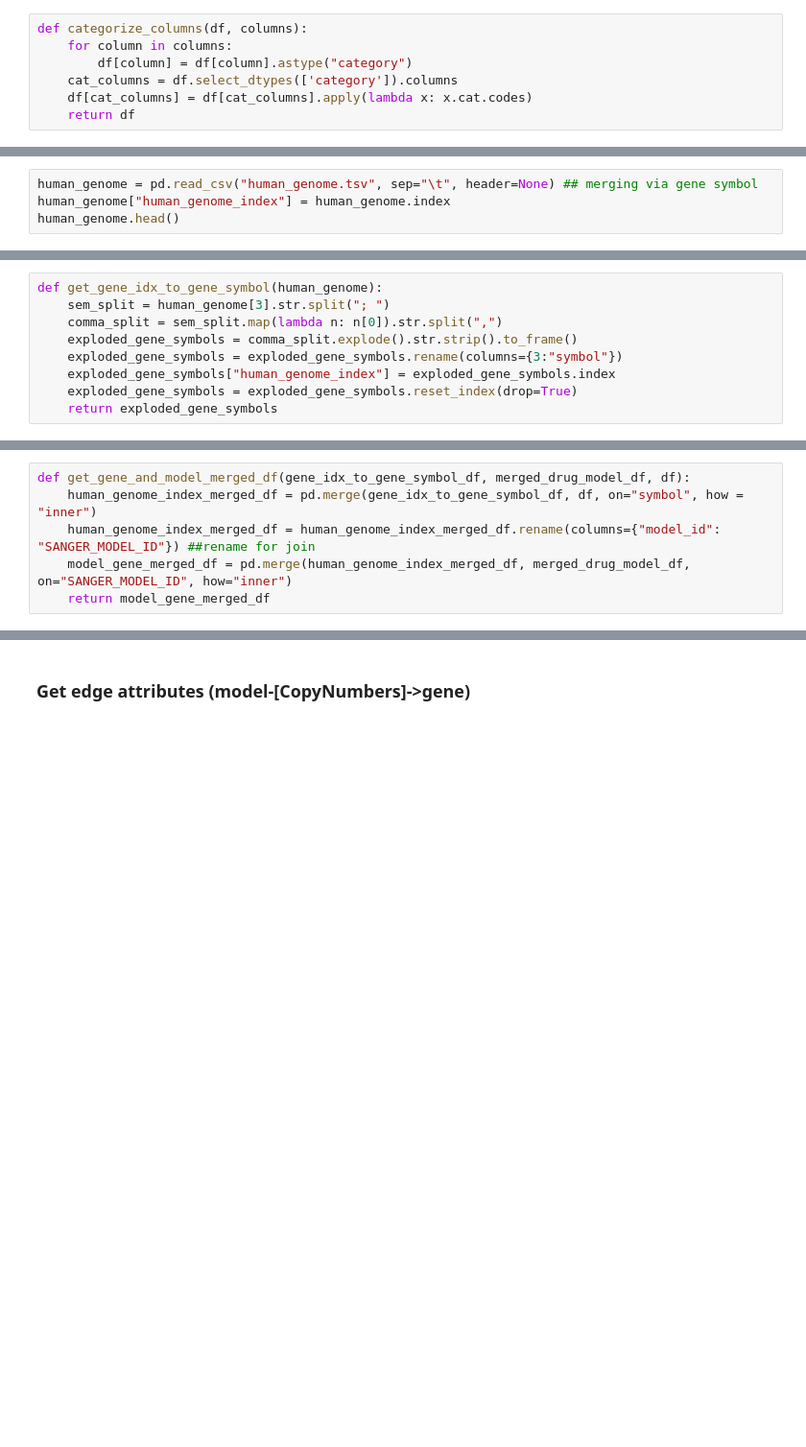
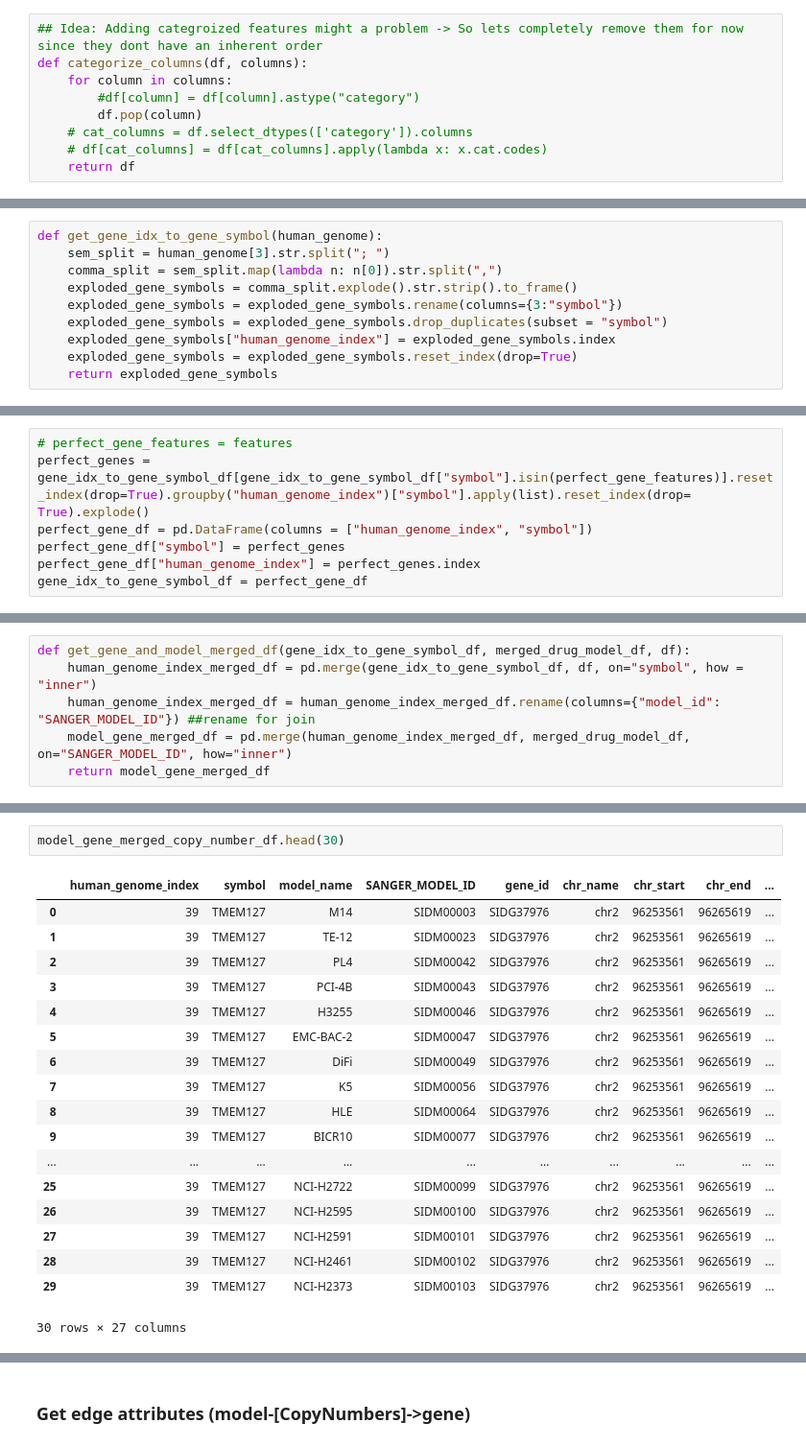
Before and after one commit to danielwalke/drug_efficiency, a Jupyter notebook: StandardAnalysis.ipynb, the cells around one changed output, grey strips where cells are left out. Shown at 96% size. Drawn from its saved outputs; the diff is of its cells as text; blank space fills up the shorter version.

```diff
--- a/StandardAnalysis.ipynb
+++ b/StandardAnalysis.ipynb
@@ -11,11 +11,13 @@ import sklearn
 # %% [markdown]
 ## Utility functions
 # %%
+## Idea: Adding categroized features might a problem -> So lets completely remove them for now since they dont have an inherent order
 def categorize_columns(df, columns):
     for column in columns:
-        df[column] = df[column].astype("category")
-    cat_columns = df.select_dtypes(['category']).columns
-    df[cat_columns] = df[cat_columns].apply(lambda x: x.cat.codes)
+        #df[column] = df[column].astype("category")
+        df.pop(column)
+    # cat_columns = df.select_dtypes(['category']).columns
+    # df[cat_columns] = df[cat_columns].apply(lambda x: x.cat.codes)
     return df
 # %%
 def z_scale(df_z_scaled, columns): ## is a bit better for neural networks
@@ -57,7 +59,3 @@ def reverse_edge_index(torch_tensor):
   Het-GAT for regression task with MSE as loss
 # %% [markdown]
 ## Read human genome
-# %%
-human_genome = pd.read_csv("human_genome.tsv", sep="\t", header=None) ## merging via gene symbol
-human_genome["human_genome_index"] = human_genome.index
-human_genome.head()
@@ -76,6 +67,7 @@ def get_gene_idx_to_gene_symbol(human_genome):
     comma_split = sem_split.map(lambda n: n[0]).str.split(",")
     exploded_gene_symbols = comma_split.explode().str.strip().to_frame()
     exploded_gene_symbols = exploded_gene_symbols.rename(columns={3:"symbol"})
+    exploded_gene_symbols = exploded_gene_symbols.drop_duplicates(subset = "symbol")
     exploded_gene_symbols["human_genome_index"] = exploded_gene_symbols.index
     exploded_gene_symbols = exploded_gene_symbols.reset_index(drop=True)
     return exploded_gene_symbols
@@ -84,3 +154,10 @@ gene_idx_to_gene_symbol_df = get_gene_idx_to_gene_symbol(human_genome)
+# %%
+# perfect_gene_features = features
+perfect_genes = gene_idx_to_gene_symbol_df[gene_idx_to_gene_symbol_df["symbol"].isin(perfect_gene_features)].reset_index(drop=True).groupby("human_genome_index")["symbol"].apply(list).reset_index(drop= True).explode()
+perfect_gene_df = pd.DataFrame(columns = ["human_genome_index", "symbol"])
+perfect_gene_df["symbol"] = perfect_genes
+perfect_gene_df["human_genome_index"] = perfect_genes.index
+gene_idx_to_gene_symbol_df = perfect_gene_df
 # %% [markdown]
 ## Generate nodes features for gene nodes
 # %%
@@ -215,0 +309,21 @@ model_to_gene_copy_number_edge_index.shape
+# %%
+model_gene_merged_copy_number_df.head(30)
+# %% [output]
+|  | human_genome_index | symbol | model_name | SANGER_MODEL_ID | gene_id | chr_name | chr_start | chr_end | ... |
+| 0 | 39 | TMEM127 | M14 | SIDM00003 | SIDG37976 | chr2 | 96253561 | 96265619 | ... |
+| 1 | 39 | TMEM127 | TE-12 | SIDM00023 | SIDG37976 | chr2 | 96253561 | 96265619 | ... |
+| 2 | 39 | TMEM127 | PL4 | SIDM00042 | SIDG37976 | chr2 | 96253561 | 96265619 | ... |
+| 3 | 39 | TMEM127 | PCI-4B | SIDM00043 | SIDG37976 | chr2 | 96253561 | 96265619 | ... |
+| 4 | 39 | TMEM127 | H3255 | SIDM00046 | SIDG37976 | chr2 | 96253561 | 96265619 | ... |
+| 5 | 39 | TMEM127 | EMC-BAC-2 | SIDM00047 | SIDG37976 | chr2 | 96253561 | 96265619 | ... |
+| 6 | 39 | TMEM127 | DiFi | SIDM00049 | SIDG37976 | chr2 | 96253561 | 96265619 | ... |
+| 7 | 39 | TMEM127 | K5 | SIDM00056 | SIDG37976 | chr2 | 96253561 | 96265619 | ... |
+| 8 | 39 | TMEM127 | HLE | SIDM00064 | SIDG37976 | chr2 | 96253561 | 96265619 | ... |
+| 9 | 39 | TMEM127 | BICR10 | SIDM00077 | SIDG37976 | chr2 | 96253561 | 96265619 | ... |
+| ... | ... | ... | ... | ... | ... | ... | ... | ... | ... |
+| 25 | 39 | TMEM127 | NCI-H2722 | SIDM00099 | SIDG37976 | chr2 | 96253561 | 96265619 | ... |
+| 26 | 39 | TMEM127 | NCI-H2595 | SIDM00100 | SIDG37976 | chr2 | 96253561 | 96265619 | ... |
+| 27 | 39 | TMEM127 | NCI-H2591 | SIDM00101 | SIDG37976 | chr2 | 96253561 | 96265619 | ... |
+| 28 | 39 | TMEM127 | NCI-H2461 | SIDM00102 | SIDG37976 | chr2 | 96253561 | 96265619 | ... |
+| 29 | 39 | TMEM127 | NCI-H2373 | SIDM00103 | SIDG37976 | chr2 | 96253561 | 96265619 | ... |
+30 rows × 27 columns
```
Also changed, not shown: parts of 112 cells of this notebook, 4 other files.
